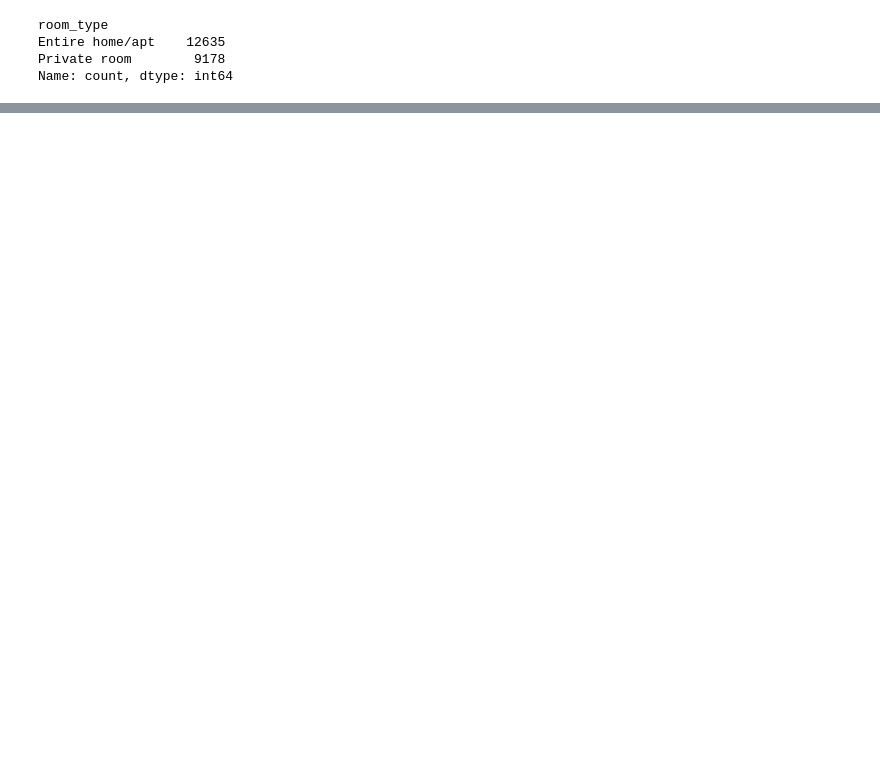
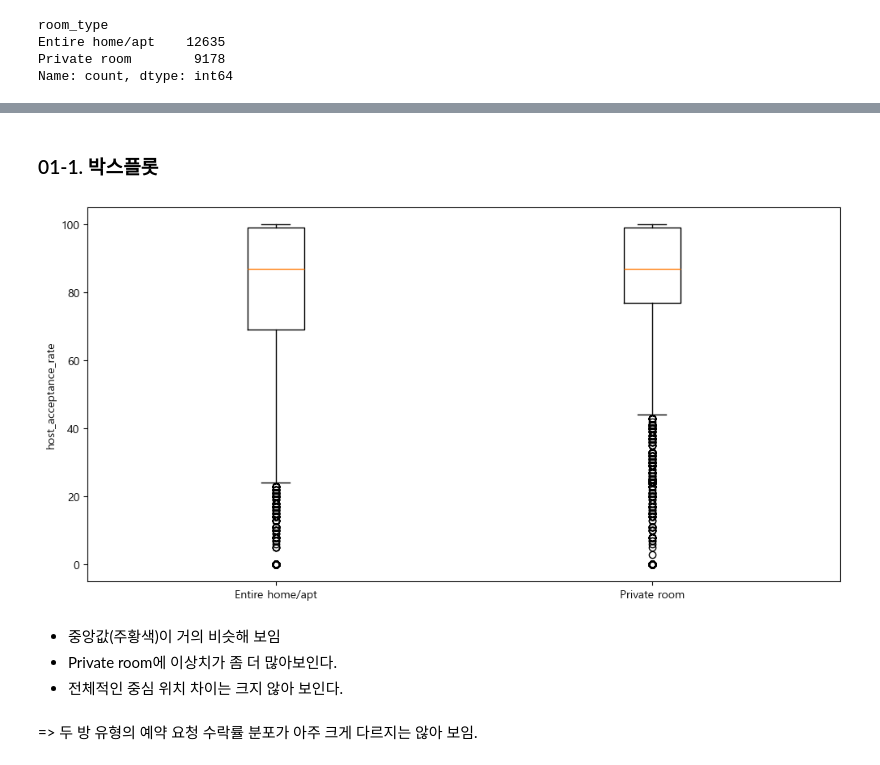
Before and after one commit to KyungminChang/data-analysis-project-BBB, a Jupyter notebook: 02_basic_statistics.ipynb, the cells around one changed output, grey strips where cells are left out. Cells and saved outputs as stored; diff of their text form; code cells hidden in the pictures; blank space fills up the shorter version.

```diff
--- a/02_basic_statistics.ipynb
+++ b/02_basic_statistics.ipynb
@@ -587,0 +634,3 @@ Name: count, dtype: int64
+# %%
+rh1 = df.loc[df['room_type']=='Entire home/apt','host_acceptance_rate'].dropna()
+rh2 = df.loc[df['room_type']=='Private room','host_acceptance_rate'].dropna()
@@ -587,0 +668,14 @@ Name: count, dtype: int64
+# %% [markdown]
+### 01-1. 박스플롯
+# %%
+plt.boxplot([rh1, rh2], labels=['Entire home/apt', 'Private room'])
+plt.ylabel('host_acceptance_rate')
+plt.show()
+# %% [output]
+[figure, added]
+# %% [markdown]
+- 중앙값(주황색)이 거의 비슷해 보임
+- Private room에 이상치가 좀 더 많아보인다.
+- 전체적인 중심 위치 차이는 크지 않아 보인다.
+# %% [markdown]
+=> 두 방 유형의 예약 요청 수락률 분포가 아주 크게 다르지는 않아 보임.
```
Also changed, not shown: parts of 19 cells of this notebook.
